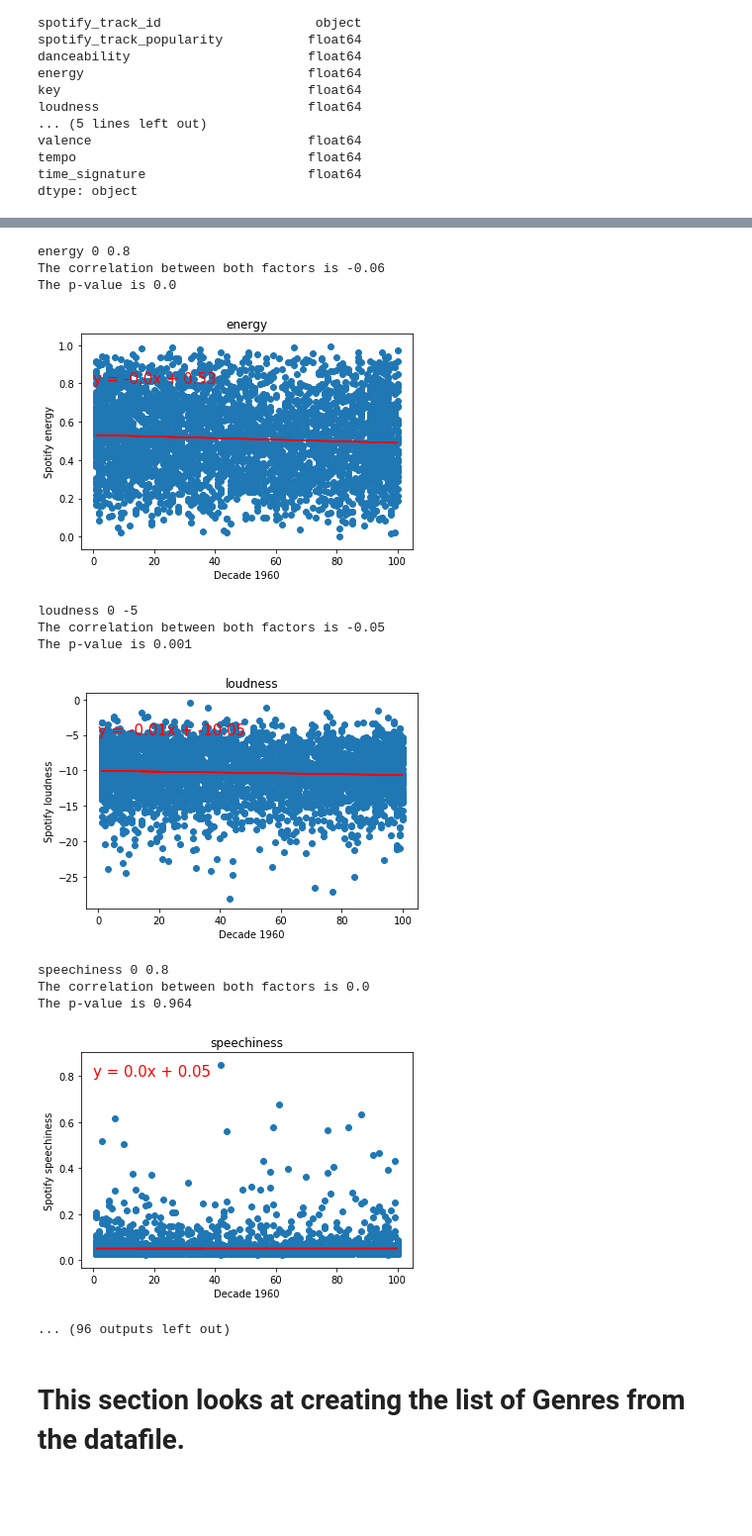
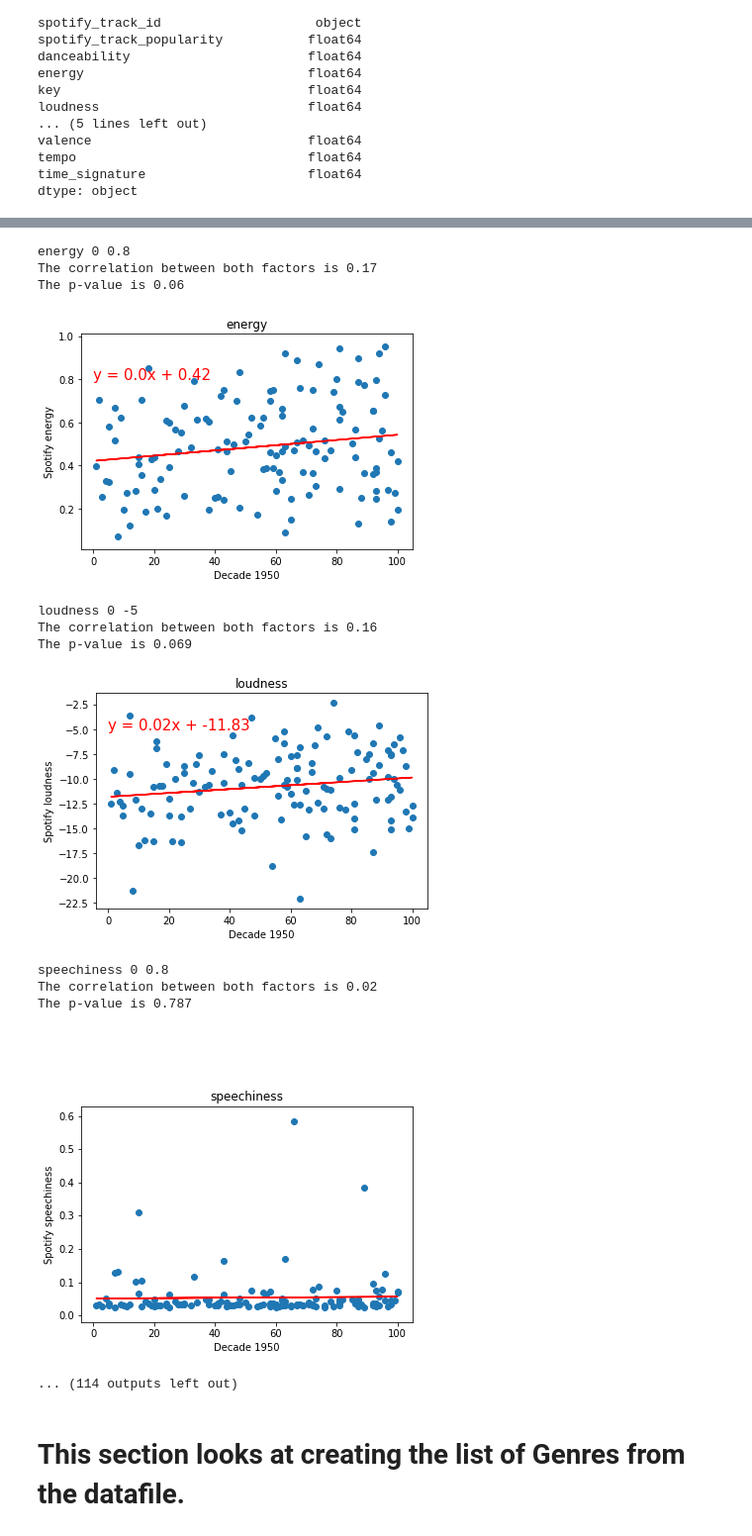
Before and after one commit to rlylecastro/project1, a Jupyter notebook: music.ipynb, the cells around one changed output, grey strips where cells are left out. Shown at 99% size. Saved outputs shown, nothing was run; the diff lists cells and outputs as text; code cells hidden in the pictures; blank space fills up the shorter version.

Commit message:
added 1950 decade

```diff
--- a/music.ipynb
+++ b/music.ipynb
@@ -213,7 +213,8 @@ def plot_func(xvalues,yvalues,x_loc,y_loc,x_label,y_label,title,imagename='none'
 # create a scatter plot based on the peak ranking versus the different attributes
 # set up the spotify attributes into a list
 
-attributes = [['acousticness',0,.8],['danceability',0,.8],['spotify_track_popularity',10,70],['energy',0,.8],['loudness',0,-5],['speechiness',0,.8],['liveness',0,.8],['valence',0,.8],['tempo',0,.8]]
+attributes = [['acousticness',0,.8],['danceability',0,.8],['spotify_track_popularity',10,70],['energy',0,.8],['loudness',0,-5],
+              ['speechiness',0,.8],['liveness',0,.8],['valence',0,.8],['tempo',0,.8],['instrumentalness',0,.8]]
 
 for attrib in attributes:
 
@@ -540,8 +541,9 @@ time_signature                     float64
 dtype: object
 # %%
 # set up the decades into a list and the spotify attributes into a list
-decades = [1960,1970,1980,1990,2000,2010]
-attributes = [['acousticness',0,.8],['danceability',0,.8],['spotify_track_popularity',10,70],['energy',0,.8],['loudness',0,-5],['speechiness',0,.8],['liveness',0,.8],['valence',0,.8],['tempo',0,.8]]
+decades = [1950,1960,1970,1980,1990,2000,2010]
+attributes = [['acousticness',0,.8],['danceability',0,.8],['spotify_track_popularity',10,70],['energy',0,.8],
+              ['loudness',0,-5],['speechiness',0,.8],['liveness',0,.8],['valence',0,.8],['tempo',0,.8]]
 
 #Loop through the decades to create the scatter plots
 for dec in decades:
@@ -581,16 +583,16 @@ The p-value is 0.0
 energy 0 0.8
-The correlation between both factors is -0.06
-The p-value is 0.0
+The correlation between both factors is 0.17
+The p-value is 0.06
-[figure, old version]
+[figure, new version]
 loudness 0 -5
-The correlation between both factors is -0.05
-The p-value is 0.001
+The correlation between both factors is 0.16
+The p-value is 0.069
-[figure, old version]
+[figure, new version]
 speechiness 0 0.8
-The correlation between both factors is 0.0
-The p-value is 0.964
+The correlation between both factors is 0.02
+The p-value is 0.787
-[figure, old version]
+[figure, new version]
-... (96 outputs left out)
+... (114 outputs left out)
 # %% [markdown]
 # This section looks at creating the list of Genres from the datafile.
 # %%
```
Also changed, not shown: parts of 2 cells of this notebook, 19 other files.
